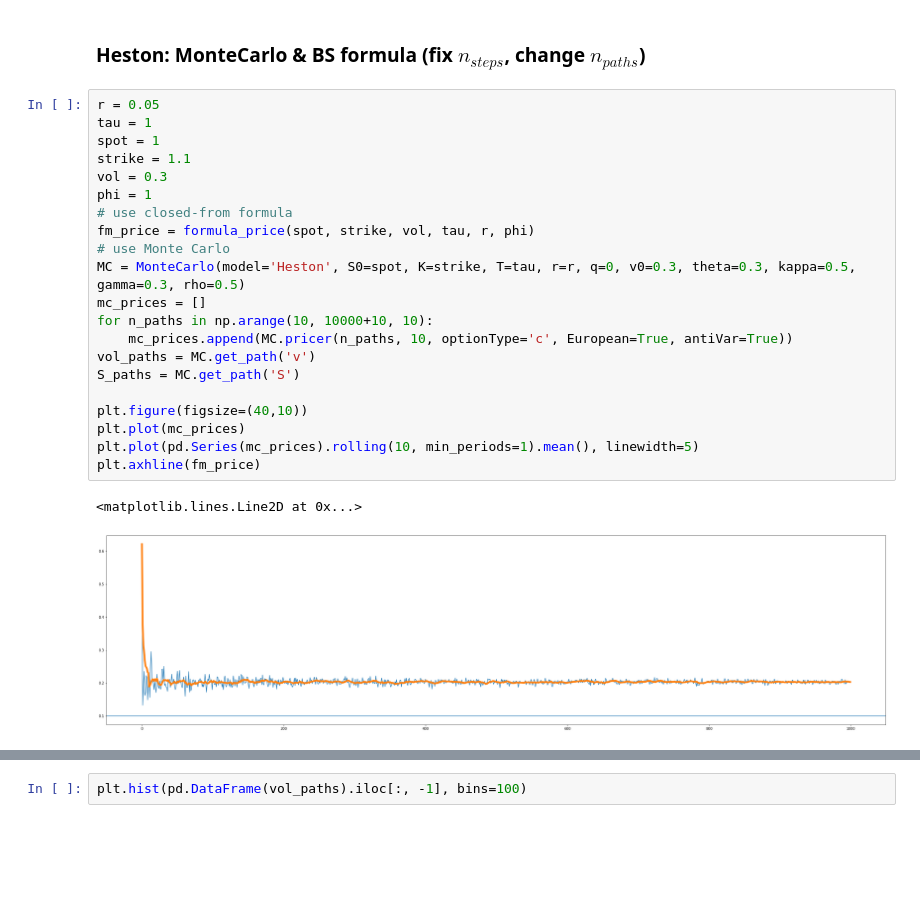
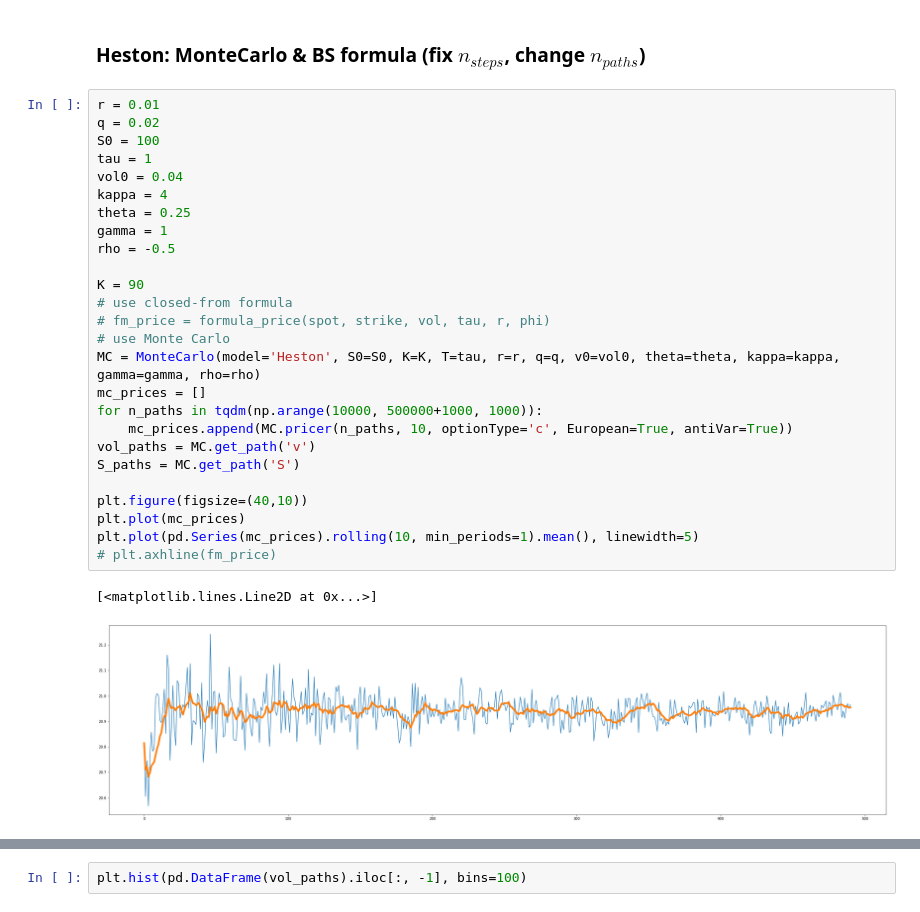
Before and after one commit to yxiiii/FE5216, a Jupyter notebook: train.ipynb, the cells around one changed output, grey strips where cells are left out. Drawn from its saved outputs; the diff is of its cells as text; blank space fills up the shorter version.

```diff
--- a/train.ipynb
+++ b/train.ipynb
@@ -176,26 +84,31 @@ plt.hist(S_paths, bins=100)
 # %% [markdown]
 ### Heston: MonteCarlo & BS formula (fix $n_{steps}$, change $n_{paths}$)
 # %%
-r = 0.05
+r = 0.01
+q = 0.02
+S0 = 100
 tau = 1
-spot = 1
-strike = 1.1
-vol = 0.3
-phi = 1
+vol0 = 0.04
+kappa = 4
+theta = 0.25
+gamma = 1
+rho = -0.5
+
+K = 90
 # use closed-from formula
-fm_price = formula_price(spot, strike, vol, tau, r, phi)
+# fm_price = formula_price(spot, strike, vol, tau, r, phi)
 # use Monte Carlo
-MC = MonteCarlo(model='Heston', S0=spot, K=strike, T=tau, r=r, q=0, v0=0.3, theta=0.3, kappa=0.5, gamma=0.3, rho=0.5)
+MC = MonteCarlo(model='Heston', S0=S0, K=K, T=tau, r=r, q=q, v0=vol0, theta=theta, kappa=kappa, gamma=gamma, rho=rho)
 mc_prices = []
-for n_paths in np.arange(10, 10000+10, 10):
+for n_paths in tqdm(np.arange(10000, 500000+1000, 1000)):
     mc_prices.append(MC.pricer(n_paths, 10, optionType='c', European=True, antiVar=True))
 vol_paths = MC.get_path('v')
 S_paths = MC.get_path('S')
 
 plt.figure(figsize=(40,10))
 plt.plot(mc_prices)
 plt.plot(pd.Series(mc_prices).rolling(10, min_periods=1).mean(), linewidth=5)
-plt.axhline(fm_price)
+# plt.axhline(fm_price)
 # %% [output]
-<matplotlib.lines.Line2D at 0x...>
+[<matplotlib.lines.Line2D at 0x...>]
-[figure, old version]
+[figure, new version]
```
Also changed, not shown: parts of 71 cells of this notebook, 23 other files.
